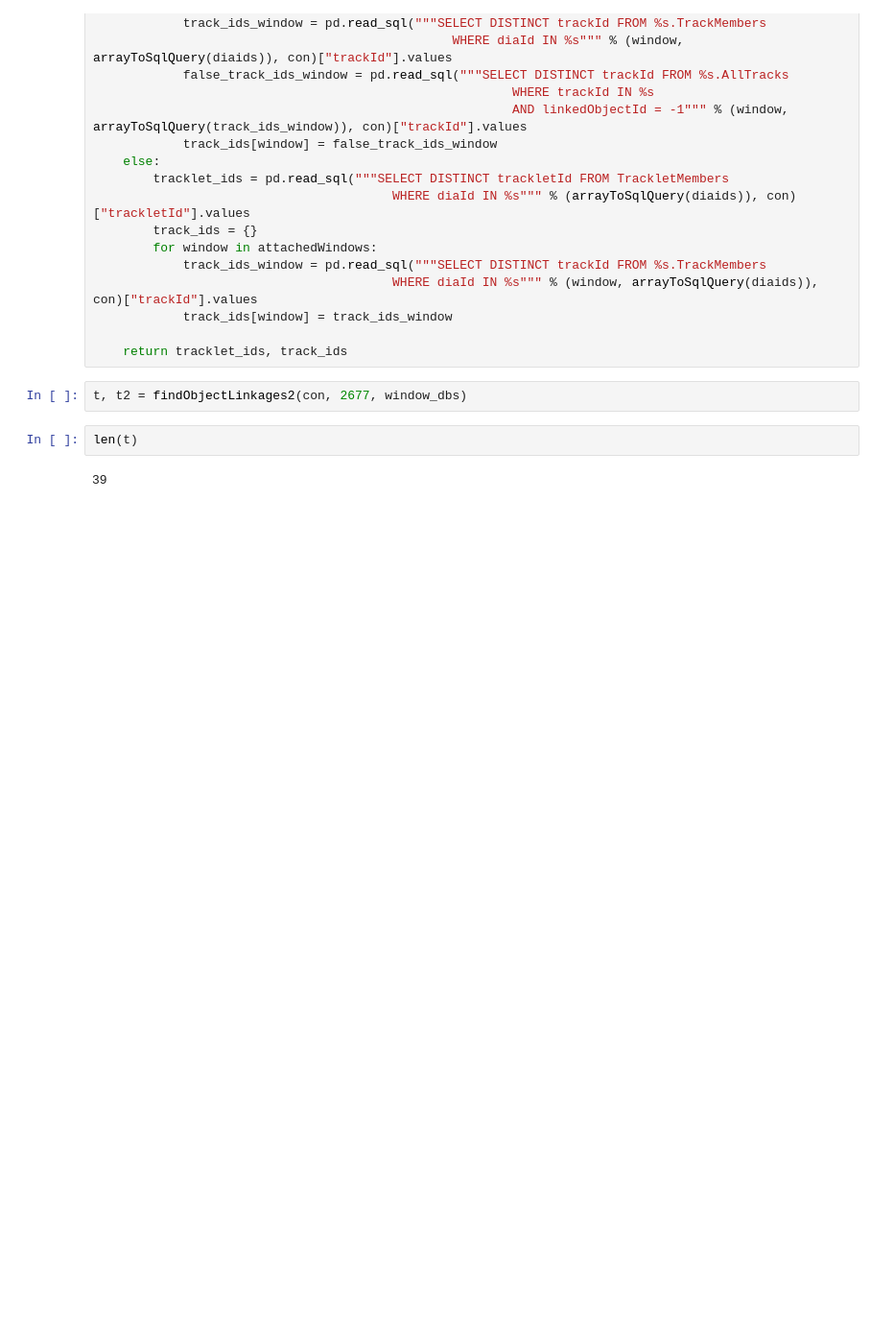
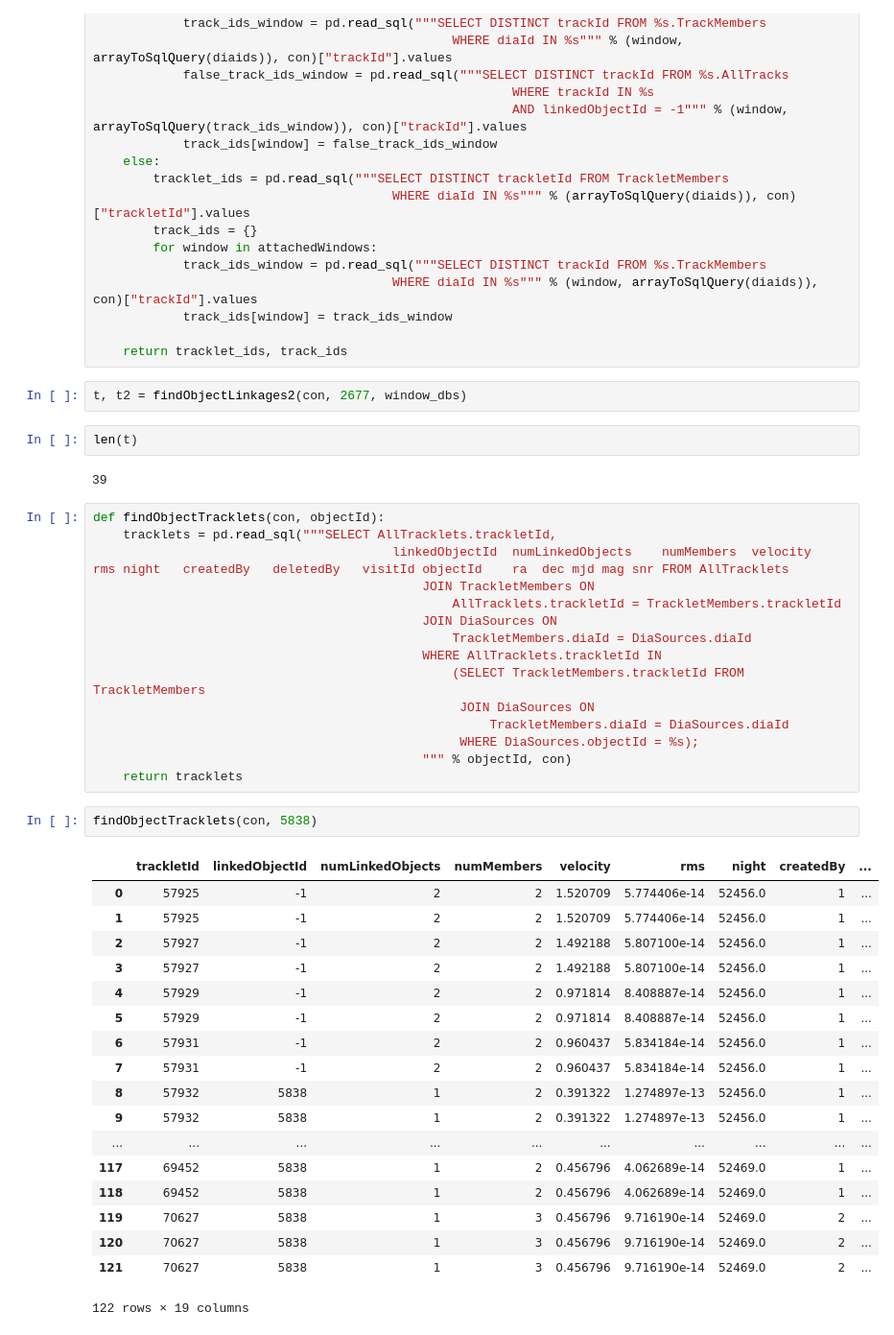
Before and after one commit to moeyensj/NEOsim, a Jupyter notebook: notebooks/jplAnalysisDebug_Development.ipynb, the cells around one changed output. Shown at 96% size. Drawn from its saved outputs; the diff is of its cells as text; blank space fills up the shorter version.

```diff
--- a/notebooks/jplAnalysisDebug_Development.ipynb
+++ b/notebooks/jplAnalysisDebug_Development.ipynb
@@ -720,3 +795,39 @@ t, t2 = findObjectLinkages2(con, 2677, window_dbs)
 len(t)
 # %% [output]
 39
+# %%
+def findObjectTracklets(con, objectId):
+    tracklets = pd.read_sql("""SELECT AllTracklets.trackletId,
+                                        linkedObjectId	numLinkedObjects	numMembers	velocity	rms	night	createdBy	deletedBy	visitId	objectId	ra	dec	mjd	mag	snr FROM AllTracklets
+                                            JOIN TrackletMembers ON
+                                                AllTracklets.trackletId = TrackletMembers.trackletId
+                                            JOIN DiaSources ON
+                                                TrackletMembers.diaId = DiaSources.diaId
+                                            WHERE AllTracklets.trackletId IN
+                                                (SELECT TrackletMembers.trackletId FROM TrackletMembers
+                                                 JOIN DiaSources ON
+                                                     TrackletMembers.diaId = DiaSources.diaId
+                                                 WHERE DiaSources.objectId = %s);
+                                            """ % objectId, con)
+    return tracklets
+# %%
+findObjectTracklets(con, 5838)
+# %% [output]
+|  | trackletId | linkedObjectId | numLinkedObjects | numMembers | velocity | rms | night | createdBy | ... |
+| 0 | 57925 | -1 | 2 | 2 | 1.520709 | 5.774406e-14 | 52456.0 | 1 | ... |
+| 1 | 57925 | -1 | 2 | 2 | 1.520709 | 5.774406e-14 | 52456.0 | 1 | ... |
+| 2 | 57927 | -1 | 2 | 2 | 1.492188 | 5.807100e-14 | 52456.0 | 1 | ... |
+| 3 | 57927 | -1 | 2 | 2 | 1.492188 | 5.807100e-14 | 52456.0 | 1 | ... |
+| 4 | 57929 | -1 | 2 | 2 | 0.971814 | 8.408887e-14 | 52456.0 | 1 | ... |
+| 5 | 57929 | -1 | 2 | 2 | 0.971814 | 8.408887e-14 | 52456.0 | 1 | ... |
+| 6 | 57931 | -1 | 2 | 2 | 0.960437 | 5.834184e-14 | 52456.0 | 1 | ... |
+| 7 | 57931 | -1 | 2 | 2 | 0.960437 | 5.834184e-14 | 52456.0 | 1 | ... |
+| 8 | 57932 | 5838 | 1 | 2 | 0.391322 | 1.274897e-13 | 52456.0 | 1 | ... |
+| 9 | 57932 | 5838 | 1 | 2 | 0.391322 | 1.274897e-13 | 52456.0 | 1 | ... |
+| ... | ... | ... | ... | ... | ... | ... | ... | ... | ... |
+| 117 | 69452 | 5838 | 1 | 2 | 0.456796 | 4.062689e-14 | 52469.0 | 1 | ... |
+| 118 | 69452 | 5838 | 1 | 2 | 0.456796 | 4.062689e-14 | 52469.0 | 1 | ... |
+| 119 | 70627 | 5838 | 1 | 3 | 0.456796 | 9.716190e-14 | 52469.0 | 2 | ... |
+| 120 | 70627 | 5838 | 1 | 3 | 0.456796 | 9.716190e-14 | 52469.0 | 2 | ... |
+| 121 | 70627 | 5838 | 1 | 3 | 0.456796 | 9.716190e-14 | 52469.0 | 2 | ... |
+122 rows × 19 columns
```
Also changed, not shown: parts of 7 cells of this notebook.
